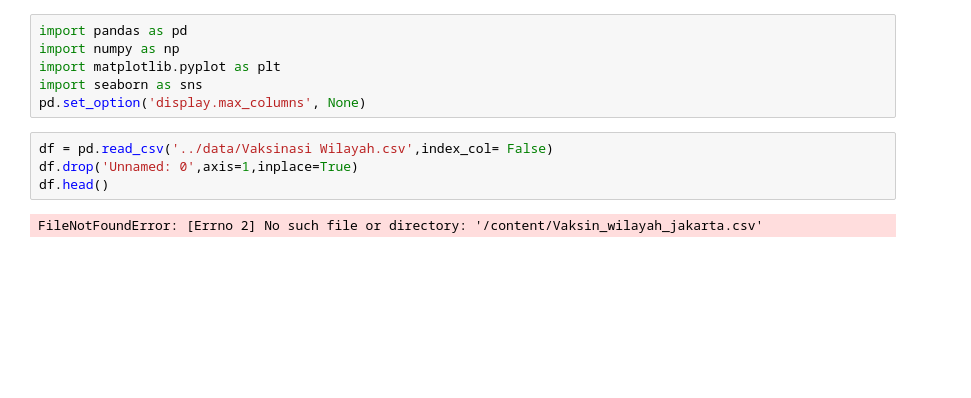
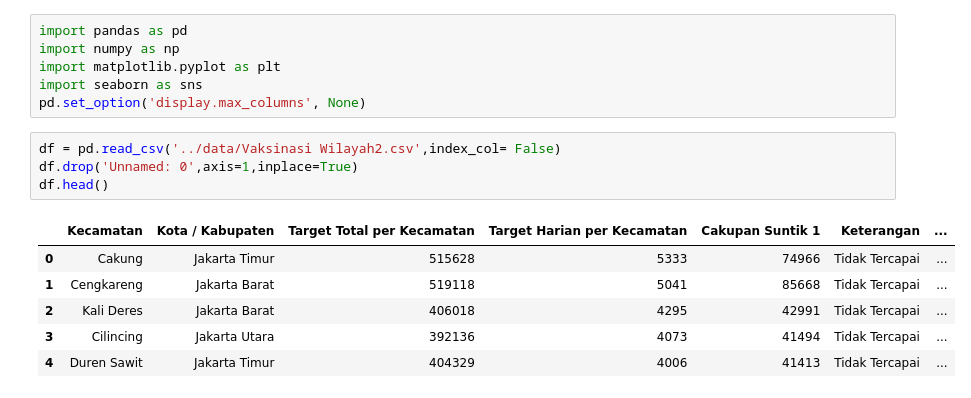
Before and after one commit to mathzino/dsa-visualization, a Jupyter notebook: CODE/vaksinasi-wilayah2.ipynb, the cells around one changed output. Cells and saved outputs as stored; diff of their text form; blank space fills up the shorter version.

```diff
--- a/CODE/vaksinasi-wilayah2.ipynb
+++ b/CODE/vaksinasi-wilayah2.ipynb
@@ -5,11 +5,16 @@ import matplotlib.pyplot as plt
 import seaborn as sns
 pd.set_option('display.max_columns', None)
 # %%
-df = pd.read_csv('../data/Vaksinasi Wilayah.csv',index_col= False)
+df = pd.read_csv('../data/Vaksinasi Wilayah2.csv',index_col= False)
 df.drop('Unnamed: 0',axis=1,inplace=True)
 df.head()
 # %% [output]
-FileNotFoundError: [Errno 2] No such file or directory: '/content/Vaksin_wilayah_jakarta.csv'
+|  | Kecamatan | Kota / Kabupaten | Target Total per Kecamatan | Target Harian per Kecamatan | Cakupan Suntik 1 | Keterangan | ... |
+| 0 | Cakung | Jakarta Timur | 515628 | 5333 | 74966 | Tidak Tercapai | ... |
+| 1 | Cengkareng | Jakarta Barat | 519118 | 5041 | 85668 | Tidak Tercapai | ... |
+| 2 | Kali Deres | Jakarta Barat | 406018 | 4295 | 42991 | Tidak Tercapai | ... |
+| 3 | Cilincing | Jakarta Utara | 392136 | 4073 | 41494 | Tidak Tercapai | ... |
+| 4 | Duren Sawit | Jakarta Timur | 404329 | 4006 | 41413 | Tidak Tercapai | ... |
 # %%
 # visualization total sum every kota / kabupaten in jakarta province
 region_vaccine_total = df.groupby('Kota / Kabupaten')['Target Harian per Kecamatan'].sum()
```
Also changed, not shown: parts of 3 cells of this notebook, 2 other files.
